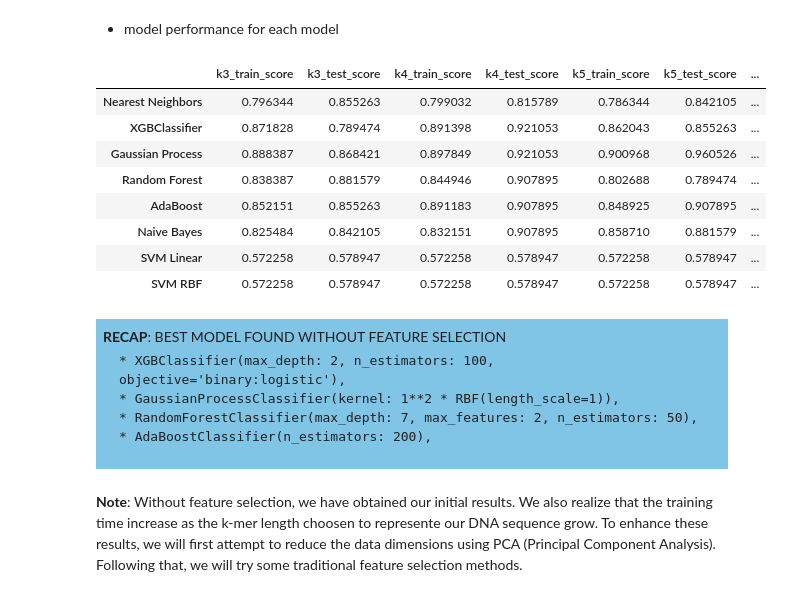
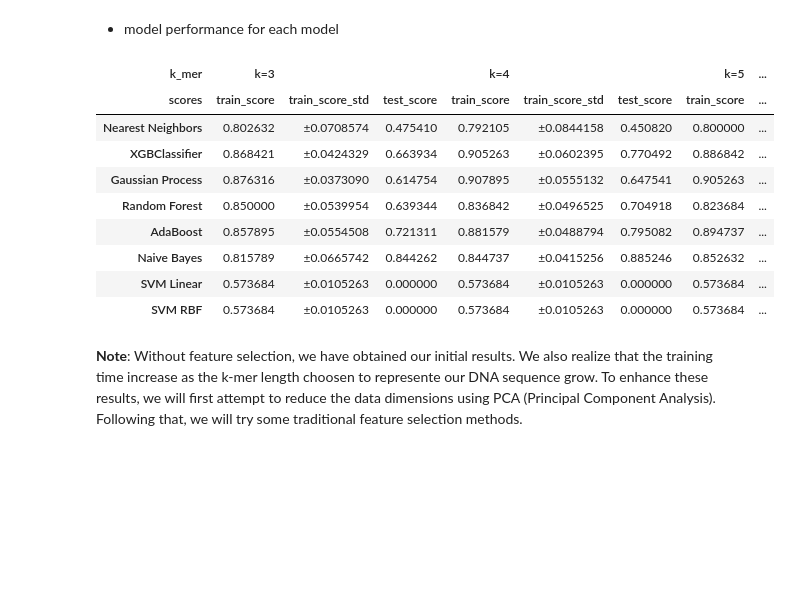
Before and after one commit to Genereux-akotenou/DNA_Classifier, a Jupyter notebook: 02-approach1_kmer_classic_ml.ipynb, the cells around one changed output. Saved outputs shown, nothing was run; the diff lists cells and outputs as text; code cells hidden in the pictures; blank space fills up the shorter version.

```diff
--- a/02-approach1_kmer_classic_ml.ipynb
+++ b/02-approach1_kmer_classic_ml.ipynb
@@ -327,6 +347,6 @@ X_5_train, X_5_test, y_train, y_test = train_test_split(X_5, y, train_size=0.8,
 * Let <span style="color:red">tune</span> our differents model and <span  style="color:red">assess</span> their performance
 # %%
 models = init_model()
-history_k5 = train_eval(models, X_5_train, X_5_test, y_train)
+history_k5 = train_eval(models, X_5_train, y_train, X_5_test, y_5_test)
 # %% [output]
 Processing Nearest Neighbors...
@@ -352,7 +372,6 @@ weighted avg       0.34      0.58      0.42        76
 </h4>
 # %%
 k = 6
-sequences   = dataset['sequence']
-kmers_count = []
-for i in range(len(sequences)):
-    kmers_count.append(kmer_count(sequences[i], k=k, step=1))
+X_6_train, y_train = build_kmer_representation(dataset, k=k)
+X_6_test, y_6_test = build_kmer_representation(setset, k=k)
+X_6_train.head()
@@ -373,11 +386,8 @@ X_6.head()
-# %%
-# Split data
-X_6_train, X_6_test, y_train, y_test = train_test_split(X_6, y, train_size=0.8, stratify=y)
 # %% [markdown]
 * Let <span style="color:red">tune</span> our differents model and <span  style="color:red">assess</span> their performance
 # %%
 models = init_model()
-history_k6 = train_eval(models, X_6_train, X_6_test, y_train)
+history_k6 = train_eval(models, X_6_train, y_train, X_6_test, y_6_test)
 # %% [output]
 Processing Nearest Neighbors...
 Best params found:  {'n_neighbors': 5}
@@ -455,43 +465,49 @@ plt.show()
 # %%
 df = pd.DataFrame({
     'k3_train_score': history_k3['train_score'],
+    'k3_train_score_std': [s[:10] for s in history_k3['train_score_std']],
     'k3_test_score': history_k3['test_score'],
     'k4_train_score': history_k4['train_score'],
+    'k4_train_score_std': [s[:10] for s in history_k4['train_score_std']],
     'k4_test_score': history_k4['test_score'],
     'k5_train_score': history_k5['train_score'],
+    'k5_train_score_std': [s[:10] for s in history_k5['train_score_std']],
     'k5_test_score': history_k5['test_score'],
     'k6_train_score': history_k6['train_score'],
-    'k6_test_score': history_k6['test_score']
+    'k6_train_score_std': [s[:10] for s in history_k6['train_score_std']],
+    'k6_test_score': history_k6['test_score'],
 })
+iterable = [["k=3", "k=4", "k=5", "k=6"], ["train_score", "train_score_std", "test_score"]]
+index = pd.MultiIndex.from_product(iterable, names=["k_mer", "scores"])
 df.index = names
+df.columns = index
 
 # Highlight best performance for each model
 def highlight_best_scores(s):
-    is_max = s == s.max()
-    return ['background-color: yellow' if v else '' for v in is_max]
+    if np.issubdtype(s.dtype, np.number):
+        is_max = s == s.max()
+        return ['background-color: yellow' if v else '' for v in is_max]
+def highlight_best_scores2(s):
+    if np.issubdtype(s.dtype, np.number):
+        is_max = s == s.max()
+        return ['font-weight: bold; color: red' if v else '' for v in is_max]
 
-df_style = df.style.apply(highlight_best_scores, axis=1)
+columns_to_highlight1 = [("k=3", "train_score"), ("k=4", "train_score"), ("k=5", "train_score"), ("k=6", "train_score")]
+columns_to_highlight2 = [("k=3", "test_score"), ("k=4", "test_score"), ("k=5", "test_score"), ("k=6", "test_score")]
+df_style = df.style.apply(highlight_best_scores, subset=columns_to_highlight1, axis=0)
+df_style = df_style.apply(highlight_best_scores2, subset=columns_to_highlight2, axis=0)
 display(df_style)
 # %% [output]
-|  | k3_train_score | k3_test_score | k4_train_score | k4_test_score | k5_train_score | k5_test_score | ... |
-| Nearest Neighbors | 0.796344 | 0.855263 | 0.799032 | 0.815789 | 0.786344 | 0.842105 | ... |
-| XGBClassifier | 0.871828 | 0.789474 | 0.891398 | 0.921053 | 0.862043 | 0.855263 | ... |
-| Gaussian Process | 0.888387 | 0.868421 | 0.897849 | 0.921053 | 0.900968 | 0.960526 | ... |
-| Random Forest | 0.838387 | 0.881579 | 0.844946 | 0.907895 | 0.802688 | 0.789474 | ... |
-| AdaBoost | 0.852151 | 0.855263 | 0.891183 | 0.907895 | 0.848925 | 0.907895 | ... |
-| Naive Bayes | 0.825484 | 0.842105 | 0.832151 | 0.907895 | 0.858710 | 0.881579 | ... |
-| SVM Linear | 0.572258 | 0.578947 | 0.572258 | 0.578947 | 0.572258 | 0.578947 | ... |
-| SVM RBF | 0.572258 | 0.578947 | 0.572258 | 0.578947 | 0.572258 | 0.578947 | ... |
+| k_mer | k=3 |  |  | k=4 |  |  | k=5 | ... |
+| scores | train_score | train_score_std | test_score | train_score | train_score_std | test_score | train_score | ... |
+| Nearest Neighbors | 0.802632 | ±0.0708574 | 0.475410 | 0.792105 | ±0.0844158 | 0.450820 | 0.800000 | ... |
+| XGBClassifier | 0.868421 | ±0.0424329 | 0.663934 | 0.905263 | ±0.0602395 | 0.770492 | 0.886842 | ... |
+| Gaussian Process | 0.876316 | ±0.0373090 | 0.614754 | 0.907895 | ±0.0555132 | 0.647541 | 0.905263 | ... |
+| Random Forest | 0.850000 | ±0.0539954 | 0.639344 | 0.836842 | ±0.0496525 | 0.704918 | 0.823684 | ... |
+| AdaBoost | 0.857895 | ±0.0554508 | 0.721311 | 0.881579 | ±0.0488794 | 0.795082 | 0.894737 | ... |
+| Naive Bayes | 0.815789 | ±0.0665742 | 0.844262 | 0.844737 | ±0.0415256 | 0.885246 | 0.852632 | ... |
+| SVM Linear | 0.573684 | ±0.0105263 | 0.000000 | 0.573684 | ±0.0105263 | 0.000000 | 0.573684 | ... |
+| SVM RBF | 0.573684 | ±0.0105263 | 0.000000 | 0.573684 | ±0.0105263 | 0.000000 | 0.573684 | ... |
-# %% [markdown]
-<div style="background-color: #80c4e6; padding: 0.5em;">
-    <b>RECAP</b>: BEST MODEL FOUND WITHOUT FEATURE SELECTION
-
-    * XGBClassifier(max_depth: 2, n_estimators: 100, objective='binary:logistic'),
-    * GaussianProcessClassifier(kernel: 1**2 * RBF(length_scale=1)),
-    * RandomForestClassifier(max_depth: 7, max_features: 2, n_estimators: 50),
-    * AdaBoostClassifier(n_estimators: 200),
-
-</div>
 # %% [markdown]
 **Note**: Without feature selection, we have obtained our initial results. We also realize that the training time increase as the k-mer length choosen to represente our DNA sequence grow. To enhance these results, we will first attempt to reduce the data dimensions using PCA (Principal Component Analysis). Following that, we will try some traditional feature selection methods.
 # %% [markdown]
```
Also changed, not shown: parts of 32 cells of this notebook, 3 other files.
